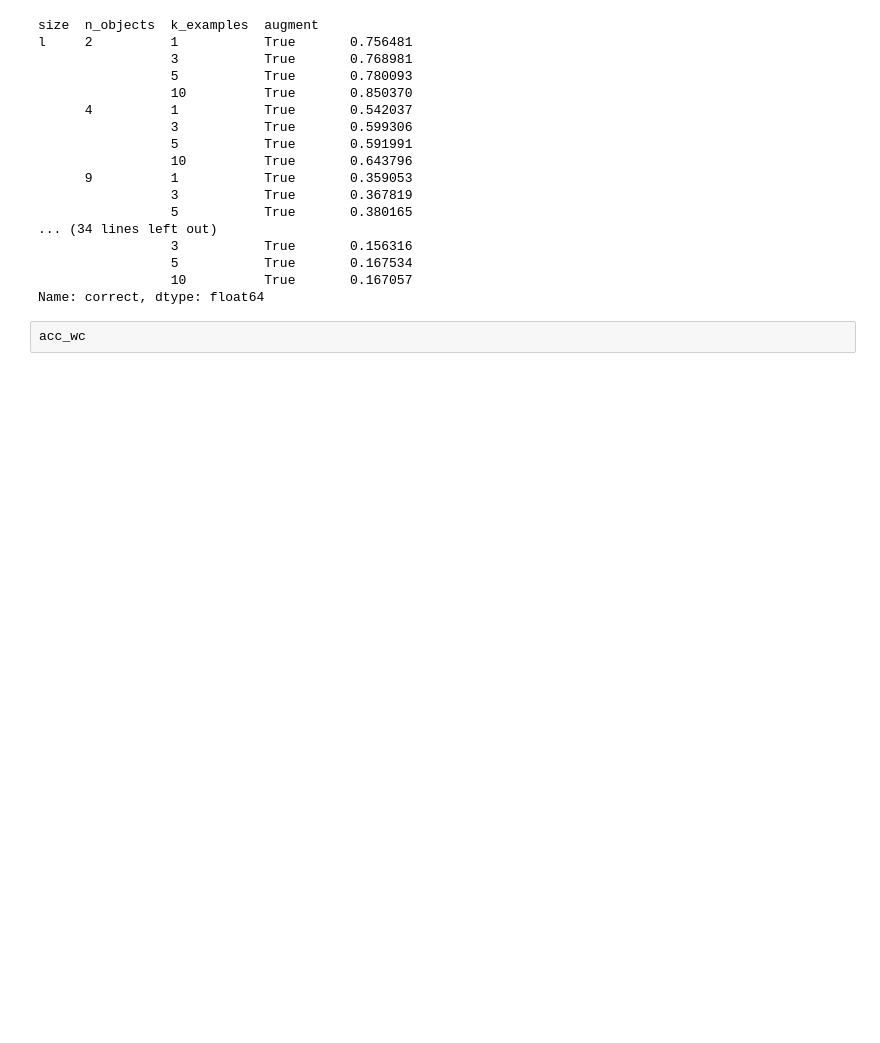
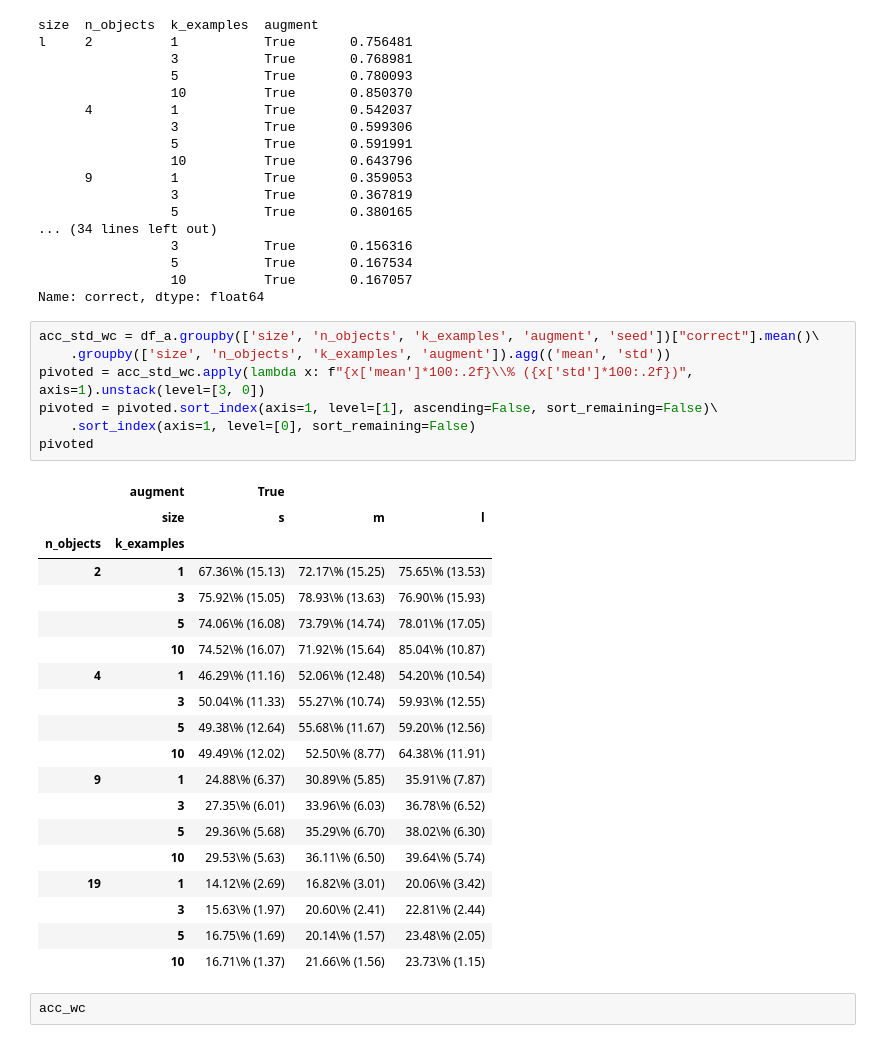
Before and after one commit to BenCrulis/yolo-tdid, a Jupyter notebook: notebooks/wc_analysis.ipynb, the cells around one changed output. Cells and saved outputs as stored; diff of their text form; blank space fills up the shorter version.

```diff
--- a/notebooks/wc_analysis.ipynb
+++ b/notebooks/wc_analysis.ipynb
@@ -126,6 +130,33 @@ l     2          1           True       0.756481
                  5           True       0.167534
                  10          True       0.167057
 Name: correct, dtype: float64
+# %%
+acc_std_wc = df_a.groupby(['size', 'n_objects', 'k_examples', 'augment', 'seed'])["correct"].mean()\
+    .groupby(['size', 'n_objects', 'k_examples', 'augment']).agg(('mean', 'std'))
+pivoted = acc_std_wc.apply(lambda x: f"{x['mean']*100:.2f}\\% ({x['std']*100:.2f})", axis=1).unstack(level=[3, 0])
+pivoted = pivoted.sort_index(axis=1, level=[1], ascending=False, sort_remaining=False)\
+    .sort_index(axis=1, level=[0], sort_remaining=False)
+pivoted
+# %% [output]
+|  | augment | True |  |  |
+|  | size | s | m | l |
+| n_objects | k_examples |  |  |  |
+| 2 | 1 | 67.36\% (15.13) | 72.17\% (15.25) | 75.65\% (13.53) |
+|  | 3 | 75.92\% (15.05) | 78.93\% (13.63) | 76.90\% (15.93) |
+|  | 5 | 74.06\% (16.08) | 73.79\% (14.74) | 78.01\% (17.05) |
+|  | 10 | 74.52\% (16.07) | 71.92\% (15.64) | 85.04\% (10.87) |
+| 4 | 1 | 46.29\% (11.16) | 52.06\% (12.48) | 54.20\% (10.54) |
+|  | 3 | 50.04\% (11.33) | 55.27\% (10.74) | 59.93\% (12.55) |
+|  | 5 | 49.38\% (12.64) | 55.68\% (11.67) | 59.20\% (12.56) |
+|  | 10 | 49.49\% (12.02) | 52.50\% (8.77) | 64.38\% (11.91) |
+| 9 | 1 | 24.88\% (6.37) | 30.89\% (5.85) | 35.91\% (7.87) |
+|  | 3 | 27.35\% (6.01) | 33.96\% (6.03) | 36.78\% (6.52) |
+|  | 5 | 29.36\% (5.68) | 35.29\% (6.70) | 38.02\% (6.30) |
+|  | 10 | 29.53\% (5.63) | 36.11\% (6.50) | 39.64\% (5.74) |
+| 19 | 1 | 14.12\% (2.69) | 16.82\% (3.01) | 20.06\% (3.42) |
+|  | 3 | 15.63\% (1.97) | 20.60\% (2.41) | 22.81\% (2.44) |
+|  | 5 | 16.75\% (1.69) | 20.14\% (1.57) | 23.48\% (2.05) |
+|  | 10 | 16.71\% (1.37) | 21.66\% (1.56) | 23.73\% (1.15) |
 # %%
 acc_wc
 # %% [output]
```
Also changed, not shown: parts of 1 cell of this notebook, 8 other files.
